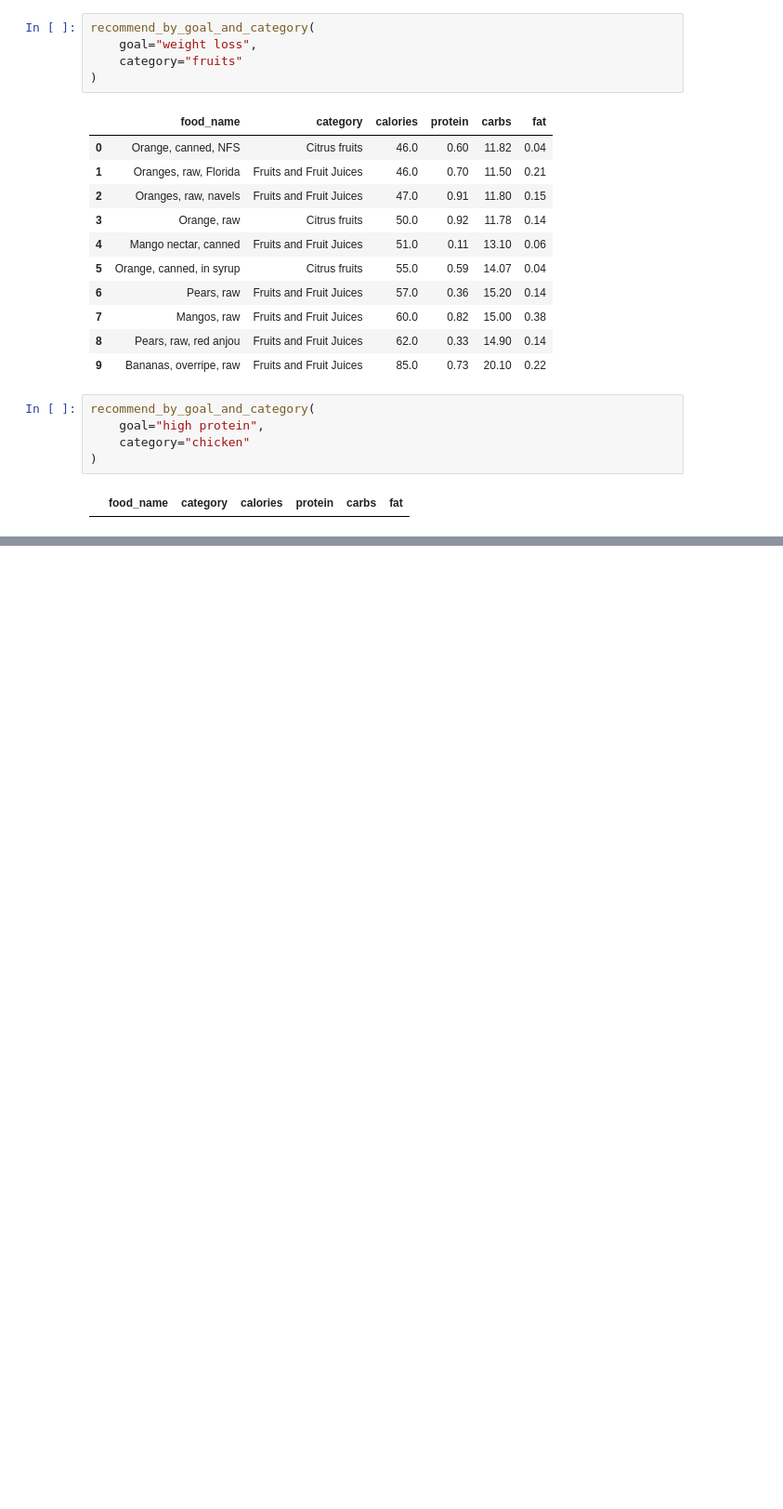
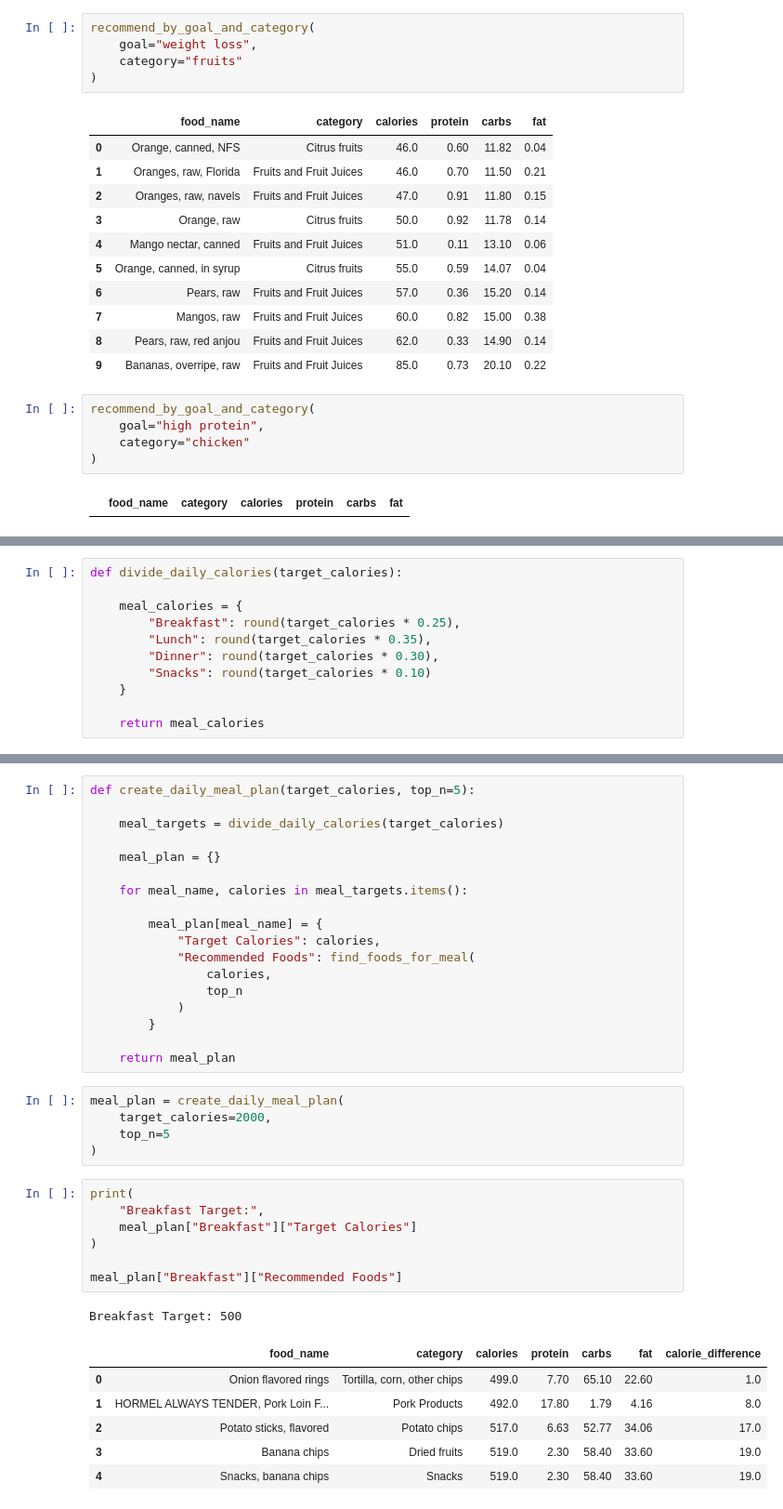
Before and after one commit to Ajitbairwa/Food-Recommendation-Nutrition-System, a Jupyter notebook: Recommendation_System.ipynb, the cells around one changed output, grey strips where cells are left out. Shown at 93% size. Drawn from its saved outputs; the diff is of its cells as text; blank space fills up the shorter version.

```diff
--- a/Recommendation_System.ipynb
+++ b/Recommendation_System.ipynb
@@ -833,0 +972,11 @@ recommend_by_goal_and_category(
+# %%
+def divide_daily_calories(target_calories):
+
+    meal_calories = {
+        "Breakfast": round(target_calories * 0.25),
+        "Lunch": round(target_calories * 0.35),
+        "Dinner": round(target_calories * 0.30),
+        "Snacks": round(target_calories * 0.10)
+    }
+
+    return meal_calories
@@ -833,0 +1022,38 @@ recommend_by_goal_and_category(
+# %%
+def create_daily_meal_plan(target_calories, top_n=5):
+
+    meal_targets = divide_daily_calories(target_calories)
+
+    meal_plan = {}
+
+    for meal_name, calories in meal_targets.items():
+
+        meal_plan[meal_name] = {
+            "Target Calories": calories,
+            "Recommended Foods": find_foods_for_meal(
+                calories,
+                top_n
+            )
+        }
+
+    return meal_plan
+# %%
+meal_plan = create_daily_meal_plan(
+    target_calories=2000,
+    top_n=5
+)
+# %%
+print(
+    "Breakfast Target:",
+    meal_plan["Breakfast"]["Target Calories"]
+)
+
+meal_plan["Breakfast"]["Recommended Foods"]
+# %% [output]
+Breakfast Target: 500
+|  | food_name | category | calories | protein | carbs | fat | calorie_difference |
+| 0 | Onion flavored rings | Tortilla, corn, other chips | 499.0 | 7.70 | 65.10 | 22.60 | 1.0 |
+| 1 | HORMEL ALWAYS TENDER, Pork Loin F... | Pork Products | 492.0 | 17.80 | 1.79 | 4.16 | 8.0 |
+| 2 | Potato sticks, flavored | Potato chips | 517.0 | 6.63 | 52.77 | 34.06 | 17.0 |
+| 3 | Banana chips | Dried fruits | 519.0 | 2.30 | 58.40 | 33.60 | 19.0 |
+| 4 | Snacks, banana chips | Snacks | 519.0 | 2.30 | 58.40 | 33.60 | 19.0 |
```
Also changed, not shown: parts of 16 cells of this notebook.
